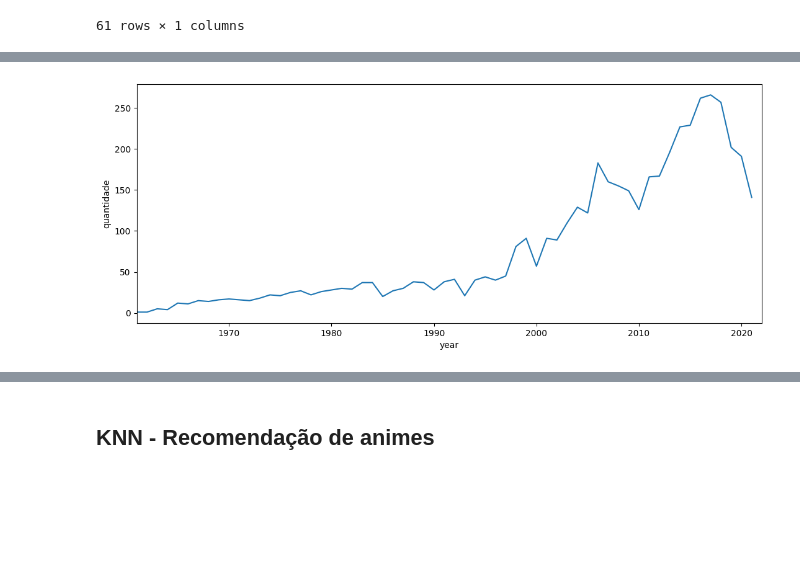
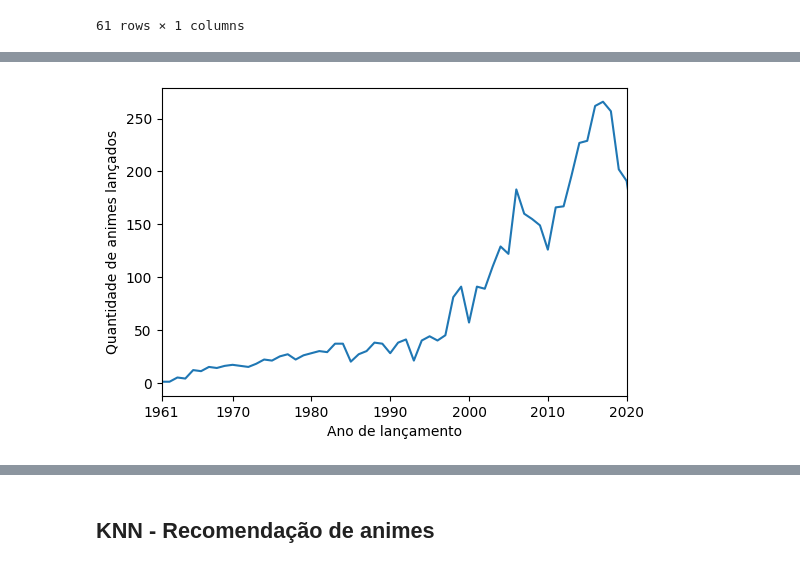
Before and after one commit to FLPSP/Anime-Recommender-System, a Jupyter notebook: recommender_system.ipynb, the cells around one changed output, grey strips where cells are left out. Drawn from its saved outputs; the diff is of its cells as text; code cells hidden in the pictures; blank space fills up the shorter version.

```diff
--- a/recommender_system.ipynb
+++ b/recommender_system.ipynb
@@ -207,15 +219,18 @@ for feature in ['type','source','rating']:
 # %%
 # Visualizando o crescimento da produção de animes
 year = pd.DataFrame(df_animes['year'].groupby(df_animes['year']).count()).rename(columns={'year':'quantidade'})
 sns.lineplot(data=year,
                x=year.index,
                y=year['quantidade']);
 
 ## Ajuste de tamanho do gráfico
-plt.gcf().set_size_inches(13, 5);
-plt.xlim(1961,2022);
+plt.gcf().set_size_inches(6, 4)
+plt.xlabel('Ano de lançamento')
+plt.ylabel('Quantidade de animes lançados')
+plt.xlim(1961,2020)
+plt.xticks([1961, 1970, 1980, 1990, 2000, 2010, 2020]);
 # %% [output]
-[figure, old version]
+[figure, new version]
 # %%
 # Os 10 animes mais bem avaliados, sendo necessário haver no mínimo 700.000 membros, foram considerados todos os
 # tipos de produção
```
Also changed, not shown: parts of 17 cells of this notebook.
